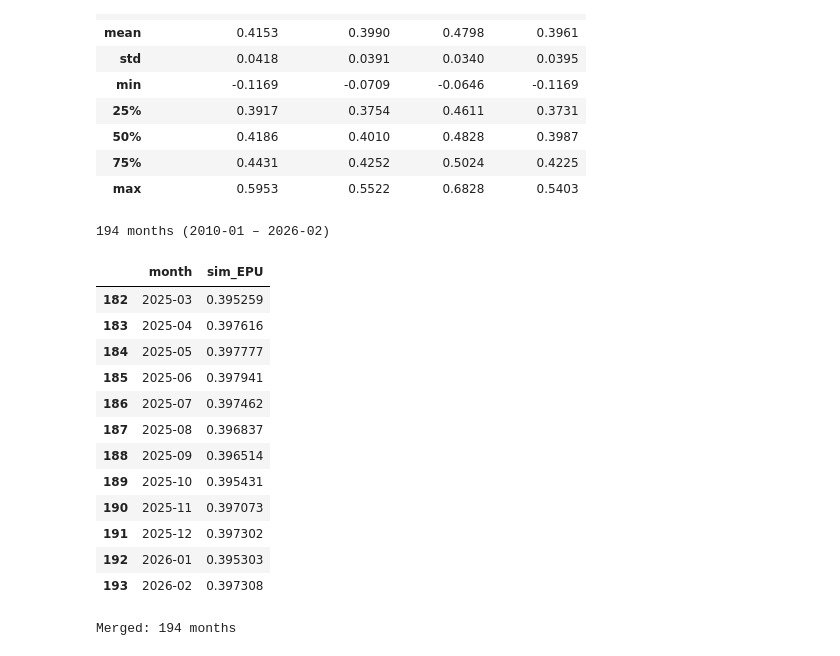
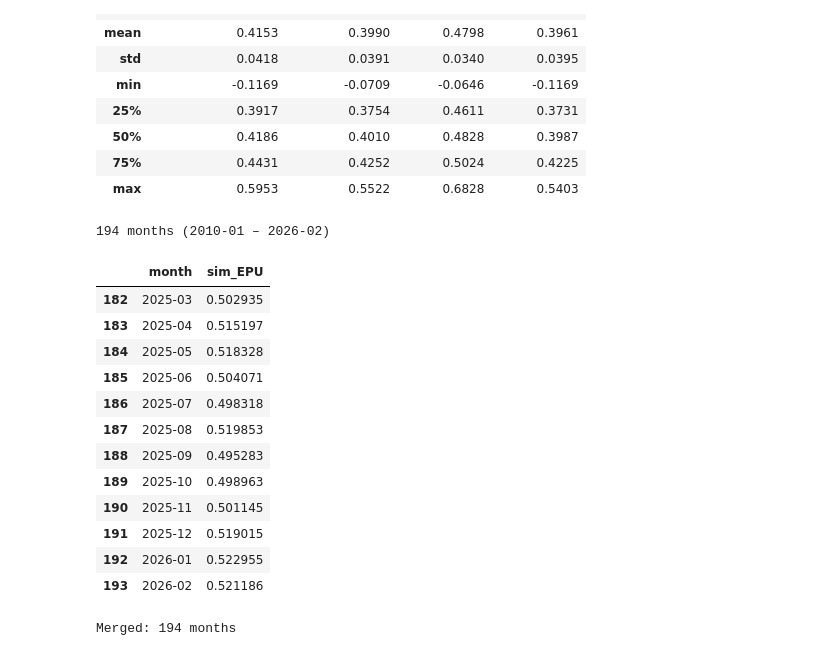
Before and after one commit to Swkratis210204/TextDataInEconomics, a Jupyter notebook: phase1/phase1.ipynb, the cells around one changed output. Saved outputs shown, nothing was run; the diff lists cells and outputs as text; code cells hidden in the pictures.

Commit message:
added the uncertainty table

```diff
--- a/phase1/phase1.ipynb
+++ b/phase1/phase1.ipynb
@@ -604,25 +564,25 @@ Done.
 # %%
 sim_cols = [f"sim_{cat}" for cat in cats] + ["sim_EPU"]
 df_epu["month"] = pd.to_datetime(df_epu["date"], format="%m/%d/%Y").dt.to_period("M")
-monthly = df_epu.groupby("month")[sim_cols].mean().reset_index()
+monthly = df_epu.groupby("month")[sim_cols].max().reset_index()
 monthly["month_dt"] = monthly["month"].dt.to_timestamp()
 
 print(f"{len(monthly)} months ({monthly['month'].min()} – {monthly['month'].max()})")
 monthly[["month", "sim_EPU"]].tail(12)
 # %% [output]
 194 months (2010-01 – 2026-02)
 |  | month | sim_EPU |
-| 182 | 2025-03 | 0.395259 |
-| 183 | 2025-04 | 0.397616 |
-| 184 | 2025-05 | 0.397777 |
-| 185 | 2025-06 | 0.397941 |
-| 186 | 2025-07 | 0.397462 |
-| 187 | 2025-08 | 0.396837 |
-| 188 | 2025-09 | 0.396514 |
-| 189 | 2025-10 | 0.395431 |
-| 190 | 2025-11 | 0.397073 |
-| 191 | 2025-12 | 0.397302 |
-| 192 | 2026-01 | 0.395303 |
-| 193 | 2026-02 | 0.397308 |
+| 182 | 2025-03 | 0.502935 |
+| 183 | 2025-04 | 0.515197 |
+| 184 | 2025-05 | 0.518328 |
+| 185 | 2025-06 | 0.504071 |
+| 186 | 2025-07 | 0.498318 |
+| 187 | 2025-08 | 0.519853 |
+| 188 | 2025-09 | 0.495283 |
+| 189 | 2025-10 | 0.498963 |
+| 190 | 2025-11 | 0.501145 |
+| 191 | 2025-12 | 0.519015 |
+| 192 | 2026-01 | 0.522955 |
+| 193 | 2026-02 | 0.521186 |
 # %%
 bonds_df["month"] = pd.to_datetime(bonds_df["Date"], format="%m/%d/%Y").dt.to_period("M")
```
Also changed, not shown: parts of 36 cells of this notebook, 1 other file.
